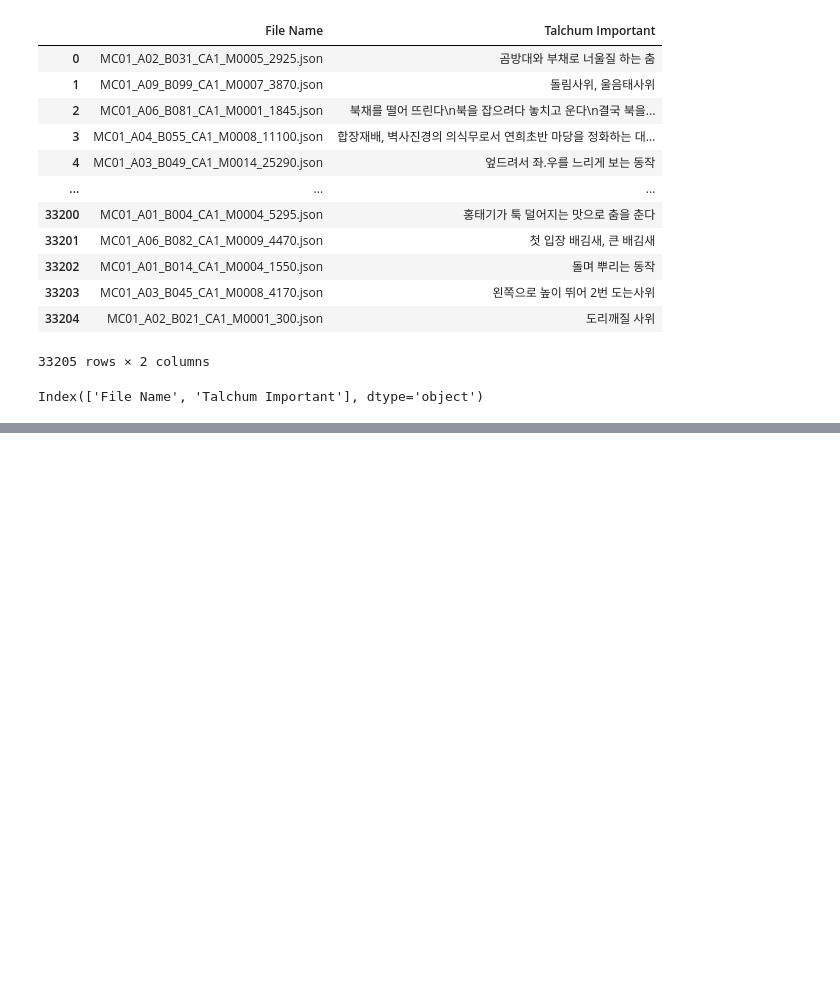
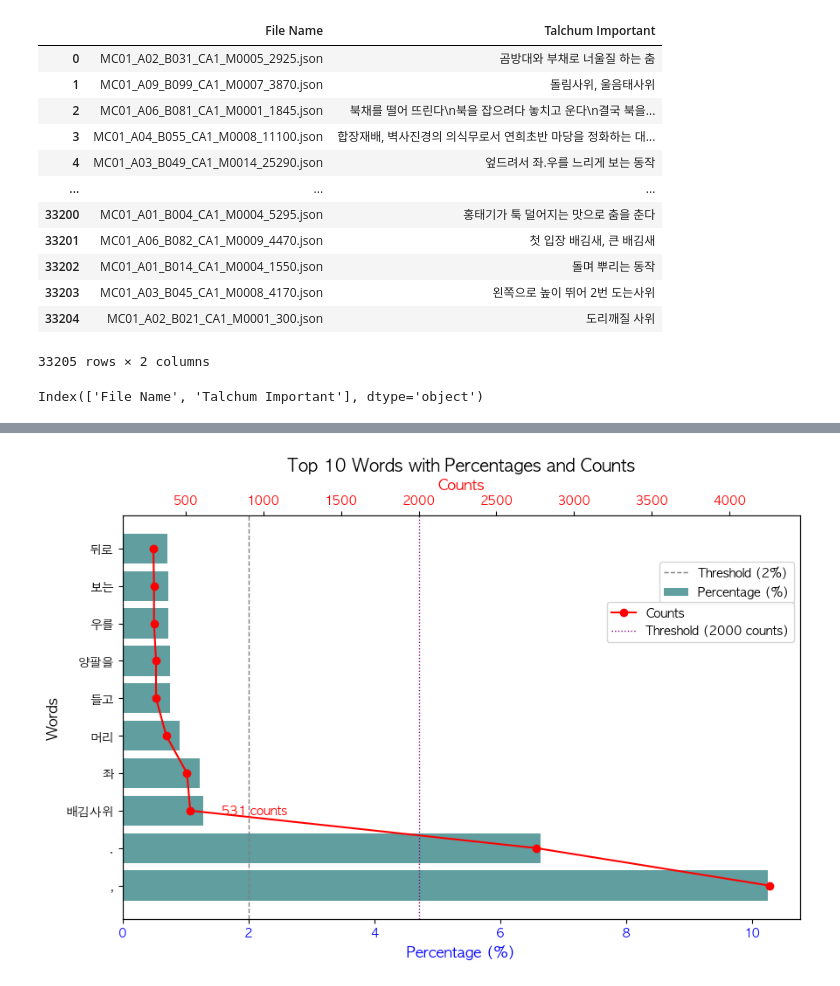
Before and after one commit to Arielle0222/Autonomous-Pedestrian-Prediction-with-Talchum-Motion-Data, a Jupyter notebook: step0_move_point_analysis.ipynb, the cells around one changed output, grey strips where cells are left out. Drawn from its saved outputs; the diff is of its cells as text; code cells hidden in the pictures; blank space fills up the shorter version.

```diff
--- a/step0_move_point_analysis.ipynb
+++ b/step0_move_point_analysis.ipynb
@@ -85,0 +134,48 @@ plt.show()
+# %%
+import matplotlib.pyplot as plt
+from matplotlib import font_manager, rc
+
+
+rc("font", family="AppleGothic")
+plt.rcParams["axes.unicode_minus"] = False
+
+
+words = [",", ".", "배김사위", "좌", "머리", "들고", "양팔을", "우를", "보는", "뒤로"]
+percentages = [10.25, 6.64, 1.28, 1.23, 0.91, 0.75, 0.75, 0.72, 0.72, 0.71]
+counts = [int(41507 * (p / 100)) for p in percentages]  # 비율 기반 노출 횟수 계산
+
+# 가로 막대 그래프 생성
+fig, ax1 = plt.subplots(figsize=(10, 6))
+
+# 가로 막대 그래프 (비율)
+ax1.barh(words, percentages, color="#609ea0", label="Percentage (%)")
+ax1.set_ylabel("Words", fontsize=12)
+ax1.set_xlabel("Percentage (%)", fontsize=12, color="blue")
+ax1.tick_params(axis="x", labelcolor="blue")
+ax1.set_title("Top 10 Words with Percentages and Counts", fontsize=14)
+
+# 꺾은 선 그래프 (노출 횟수)
+ax2 = ax1.twiny()
+ax2.plot(counts, words, color="red", marker="o", label="Counts")
+ax2.set_xlabel("Counts", fontsize=12, color="red")
+ax2.tick_params(axis="x", labelcolor="red")
+
+
+index_baegim = words.index("배김사위")
+ax2.text(
+    counts[index_baegim] + 200, index_baegim,
+    f"{counts[index_baegim]} counts",
+    color="red", fontsize=10, va="center"
+)
+
+# 보조선 추가
+ax1.axvline(x=2, color="gray", linestyle="--", linewidth=1, label="Threshold (2%)")  # 비율 보조선
+ax2.axvline(x=2000, color="purple", linestyle=":", linewidth=1, label="Threshold (2000 counts)")  # 노출 횟수 보조선
+
+# 범례를 위아래로 나눠 배치
+ax1.legend(loc="upper right", fontsize=10, frameon=True, bbox_to_anchor=(1, 0.9))
+ax2.legend(loc="upper right", fontsize=10, frameon=True, bbox_to_anchor=(1, 0.8))
+
+plt.show()
+# %% [output]
+[figure, added]
```
Also changed, not shown: parts of 3 cells of this notebook.
